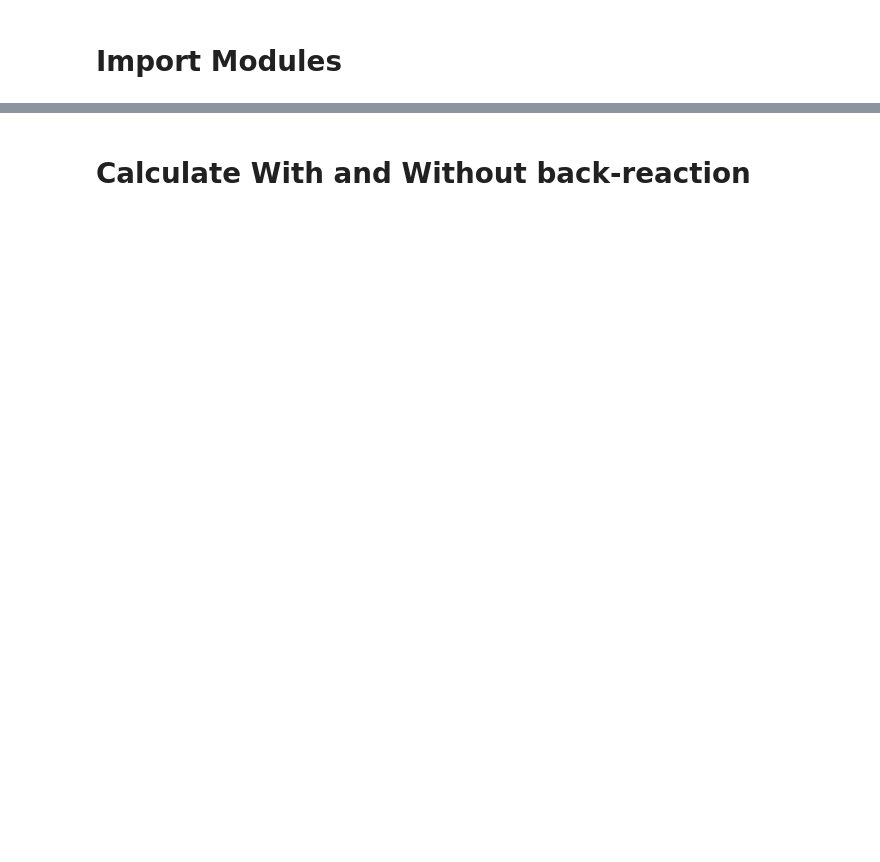
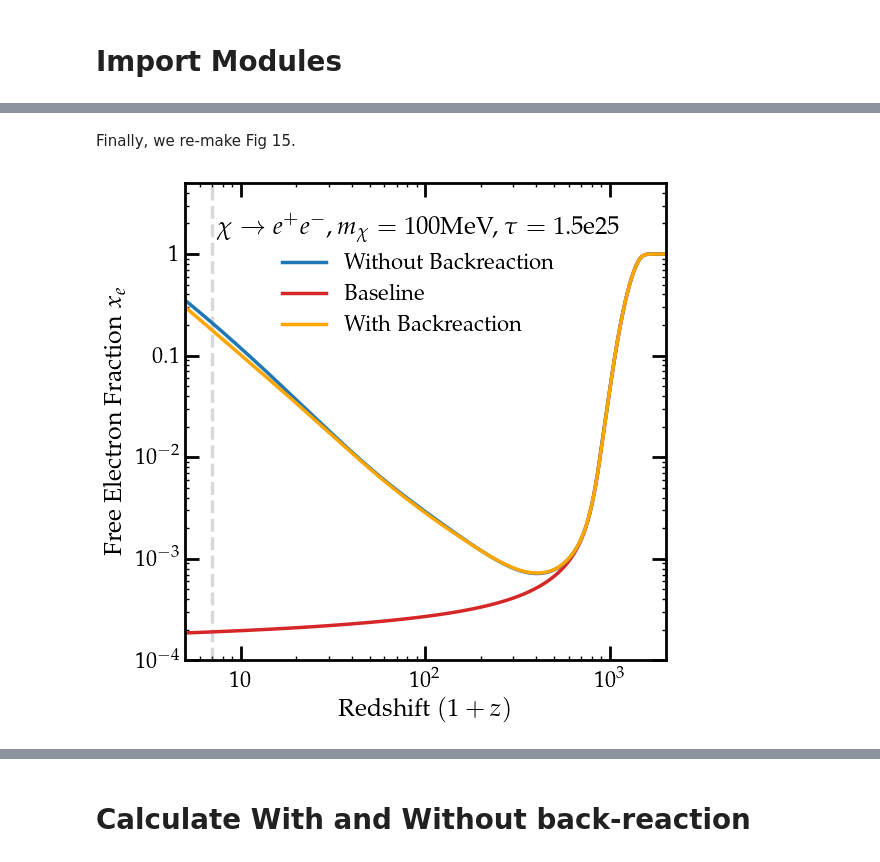
Before and after one commit to hongwanliu/DarkHistory, a Jupyter notebook: examples/Example14_backReaction.ipynb, the cells around one changed output, grey strips where cells are left out. Saved outputs shown, nothing was run; the diff lists cells and outputs as text; code cells hidden in the pictures; blank space fills up the shorter version.

Commit message:
Cleaned up Example14.  All that is left is to regenerate the data and clean up the plots.

```diff
--- a/examples/Example14_backReaction.ipynb
+++ b/examples/Example14_backReaction.ipynb
@@ -91,0 +79,6 @@ def max_xsec_phot_CMB(mDM, injection_type):
+# %%
+no_br = get_history(
+    rs_vec, baseline_f = True,
+    inj_particle = 'elec', DM_process = 'decay',
+    mDM=100e6, lifetime = 1.5e25,
+)
@@ -91,0 +87,10 @@ def max_xsec_phot_CMB(mDM, injection_type):
+# %%
+br_data = main.evolve(
+    primary='elec_delta',
+    DM_process='decay', mDM=100e6, lifetime=1.5e25,
+    start_rs = 3000, end_rs=5,
+    coarsen_factor=16, backreaction=True,
+    struct_boost = None
+)
+
+T_br = br_data['Tm']/phys.kB
@@ -91,0 +100,26 @@ def max_xsec_phot_CMB(mDM, injection_type):
+# %% [markdown]
+Finally, we re-make Fig 15.
+# %%
+plt.figure()
+ax = plt.gca()
+ax.loglog()
+
+plt.xlabel('Redshift $(1+z)$')
+plt.ylabel('Free Electron Fraction $x_e$')
+
+plt.axis([5, 2e3, 1e-4, 5])
+plt.axvline(7, color='gray', linestyle='--', alpha=0.3)
+
+# plt.plot(idl_redshift, data[-1][0][0][:,0], label='DH')
+plot_noBR, = plt.plot(rs_vec, baseline[:,1], label='Baseline', color='C3')
+plot_BR, = plt.plot(rs_vec, no_br[:,1], label='Without Backreaction', color='C0')
+plot_std, = plt.plot(br_data['rs'], br_data['x'][:,0], label='With Backreaction', color='orange')
+
+legend = plt.legend(handles=[plot_BR, plot_noBR, plot_std], loc=0,
+#            borderaxespad=0,
+           frameon=False, title='$\chi \\rightarrow e^+e^-, m_\chi = 100$MeV, $\\tau=1.5$e$25$')
+legend.get_title().set_fontsize('18')
+
+# plt.savefig('/Users/'+user+'/Desktop/Example14_1604_comparison_xe.png')
+# %% [output]
+[figure, added]
```
Also changed, not shown: parts of 45 cells of this notebook.
